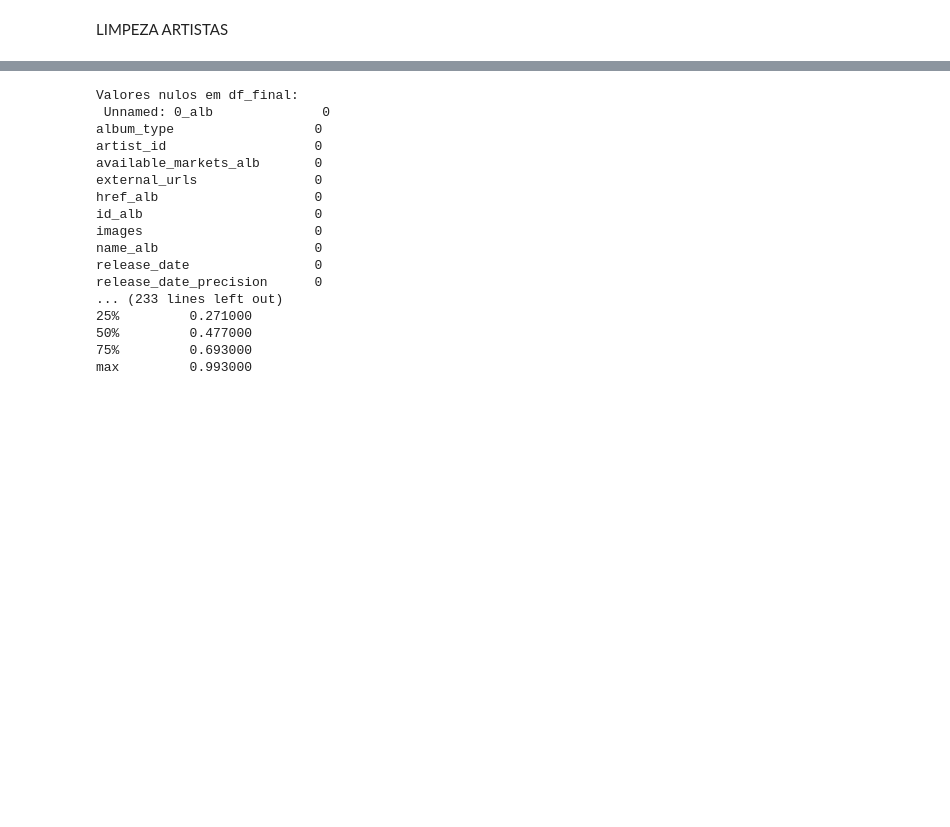
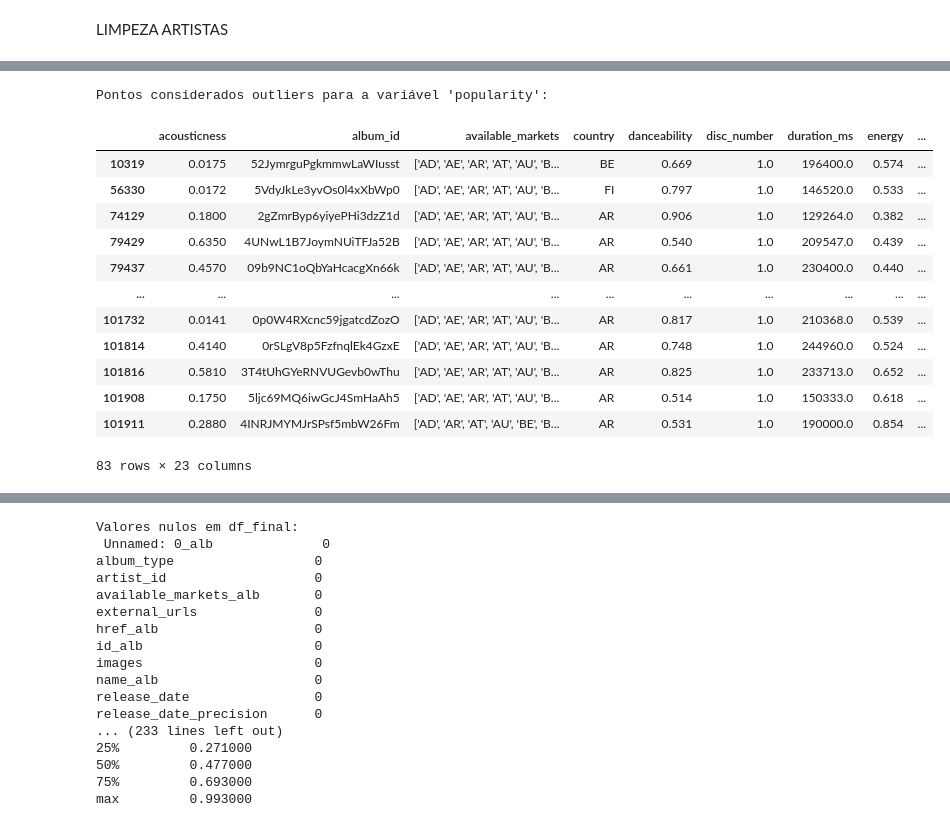
Before and after one commit to mat-haug/Treinamento-1, a Jupyter notebook: TREINAMENTO_1.ipynb, the cells around one changed output, grey strips where cells are left out. Saved outputs shown, nothing was run; the diff lists cells and outputs as text; code cells hidden in the pictures; blank space fills up the shorter version.

```diff
--- a/TREINAMENTO_1.ipynb
+++ b/TREINAMENTO_1.ipynb
@@ -155,0 +52,25 @@ LIMPEZA DOS ARTISTAS
+# %%
+
+
+def drop_outliers(base, variavel, fator=10.0):
+    outliers = []
+
+    Q1 = np.percentile(base[variavel], 25)
+    Q3 = np.percentile(base[variavel], 75)
+
+    IQR = Q3 - Q1
+    passo = fator * IQR
+
+    print(f"Pontos considerados outliers para a variável '{variavel}':")
+    display(base[~((base[variavel] >= Q1 - passo) & (base[variavel] <= Q3 + passo))])
+
+    feature_outliers = base[~((base[variavel] >= Q1 - passo) & (base[variavel] <= Q3 + passo))]
+    outliers.extend(list(feature_outliers.index.values))
+
+    return outliers
+
+outliers_artistas = drop_outliers(df_artistas, 'followers', fator=10.0)
+df_artistas = df_artistas.loc[~df_artistas.index.isin(outliers_artistas)].reset_index(drop=True)
+
+
+df_artistas['followers'].describe()
@@ -155,0 +122,6 @@ LIMPEZA DOS ARTISTAS
+# %%
+df_tracks.drop(columns=['Unnamed: 0', 'analysis_url', 'artists_id', 'preview_url', 'track_href', 'track_name_prev', 'href', 'lyrics', 'type'], inplace = True)
+df_tracks[df_tracks.isnull().any(axis=1)]
+df_tracks.dropna(inplace = True)
+df_tracks = df_tracks.drop_duplicates()
+df_tracks.isnull().sum()
@@ -155,0 +146,17 @@ LIMPEZA DOS ARTISTAS
+# %%
+outliers_tracks = drop_outliers(df_tracks, 'popularity', fator=1.5)
+# %% [output]
+Pontos considerados outliers para a variável 'popularity':
+|  | acousticness | album_id | available_markets | country | danceability | disc_number | duration_ms | energy | ... |
+| 10319 | 0.0175 | 52JymrguPgkmmwLaWIusst | ['AD', 'AE', 'AR', 'AT', 'AU', 'B... | BE | 0.669 | 1.0 | 196400.0 | 0.574 | ... |
+| 56330 | 0.0172 | 5VdyJkLe3yvOs0l4xXbWp0 | ['AD', 'AE', 'AR', 'AT', 'AU', 'B... | FI | 0.797 | 1.0 | 146520.0 | 0.533 | ... |
+| 74129 | 0.1800 | 2gZmrByp6yiyePHi3dzZ1d | ['AD', 'AE', 'AR', 'AT', 'AU', 'B... | AR | 0.906 | 1.0 | 129264.0 | 0.382 | ... |
+| 79429 | 0.6350 | 4UNwL1B7JoymNUiTFJa52B | ['AD', 'AE', 'AR', 'AT', 'AU', 'B... | AR | 0.540 | 1.0 | 209547.0 | 0.439 | ... |
+| 79437 | 0.4570 | 09b9NC1oQbYaHcacgXn66k | ['AD', 'AE', 'AR', 'AT', 'AU', 'B... | AR | 0.661 | 1.0 | 230400.0 | 0.440 | ... |
+| ... | ... | ... | ... | ... | ... | ... | ... | ... | ... |
+| 101732 | 0.0141 | 0p0W4RXcnc59jgatcdZozO | ['AD', 'AE', 'AR', 'AT', 'AU', 'B... | AR | 0.817 | 1.0 | 210368.0 | 0.539 | ... |
+| 101814 | 0.4140 | 0rSLgV8p5FzfnqlEk4GzxE | ['AD', 'AE', 'AR', 'AT', 'AU', 'B... | AR | 0.748 | 1.0 | 244960.0 | 0.524 | ... |
+| 101816 | 0.5810 | 3T4tUhGYeRNVUGevb0wThu | ['AD', 'AE', 'AR', 'AT', 'AU', 'B... | AR | 0.825 | 1.0 | 233713.0 | 0.652 | ... |
+| 101908 | 0.1750 | 5ljc69MQ6iwGcJ4SmHaAh5 | ['AD', 'AE', 'AR', 'AT', 'AU', 'B... | AR | 0.514 | 1.0 | 150333.0 | 0.618 | ... |
+| 101911 | 0.2880 | 4INRJMYMJrSPsf5mbW26Fm | ['AD', 'AR', 'AT', 'AU', 'BE', 'B... | AR | 0.531 | 1.0 | 190000.0 | 0.854 | ... |
+83 rows × 23 columns
```
Also changed, not shown: parts of 22 cells of this notebook.
